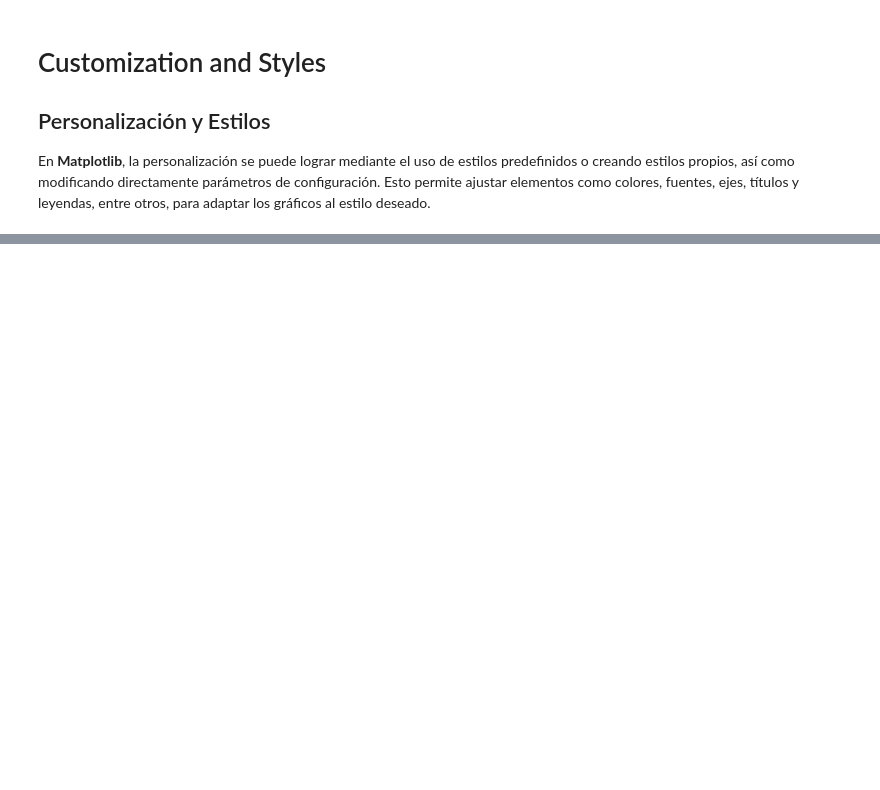
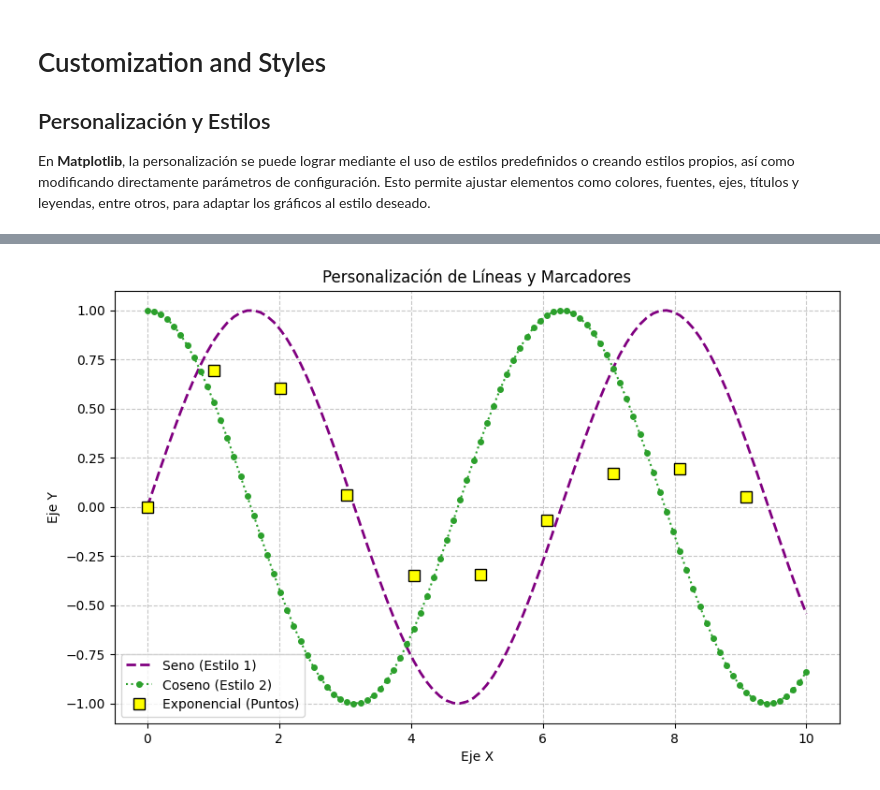
Before and after one commit to ayorick23/python-data-science-cheat-sheet, a Jupyter notebook: 03_matplotlib/03_customization_and_styles.ipynb, the cells around one changed output, grey strips where cells are left out. Cells and saved outputs as stored; diff of their text form; code cells hidden in the pictures; blank space fills up the shorter version.

```diff
--- a/03_matplotlib/03_customization_and_styles.ipynb
+++ b/03_matplotlib/03_customization_and_styles.ipynb
@@ -64,0 +24,28 @@ plt.show()
+# %%
+#Datos de ejemplo
+x = np.linspace(0, 10, 100)
+y1 = np.sin(x)
+y2 = np.cos(x)
+y3 = np.sin(x) * np.exp(-x/5)
+
+plt.figure(figsize=(10, 6))
+
+#Ejemplo 1: Línea con color específico, grosor y estilo
+plt.plot(x, y1, color='purple', linestyle='--', linewidth=2, label='Seno (Estilo 1)')
+
+#Ejemplo 2: Línea con marcadores, color hexadecimal y tamaño
+plt.plot(x, y2, color='#2CA02C', marker='o', markersize=4, linestyle=':', label='Coseno (Estilo 2)')
+
+#Ejemplo 3: Marcadores personalizados (borde y cara)
+plt.plot(x[::10], y3[::10], color='orange', marker='s', markersize=8,
+         markeredgecolor='black', markerfacecolor='yellow', linestyle='None',
+         label='Exponencial (Puntos)')
+
+plt.title('Personalización de Líneas y Marcadores')
+plt.xlabel('Eje X')
+plt.ylabel('Eje Y')
+plt.legend()
+plt.grid(True, linestyle='--', alpha=0.7)
+plt.show()
+# %% [output]
+[figure, added]
```
Also changed, not shown: parts of 17 cells of this notebook, 5 other files.
